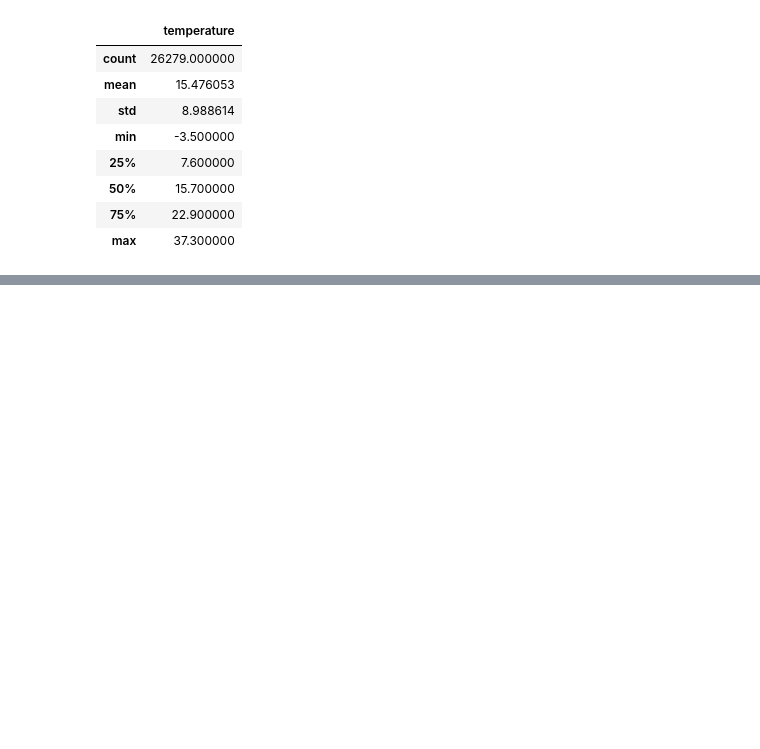
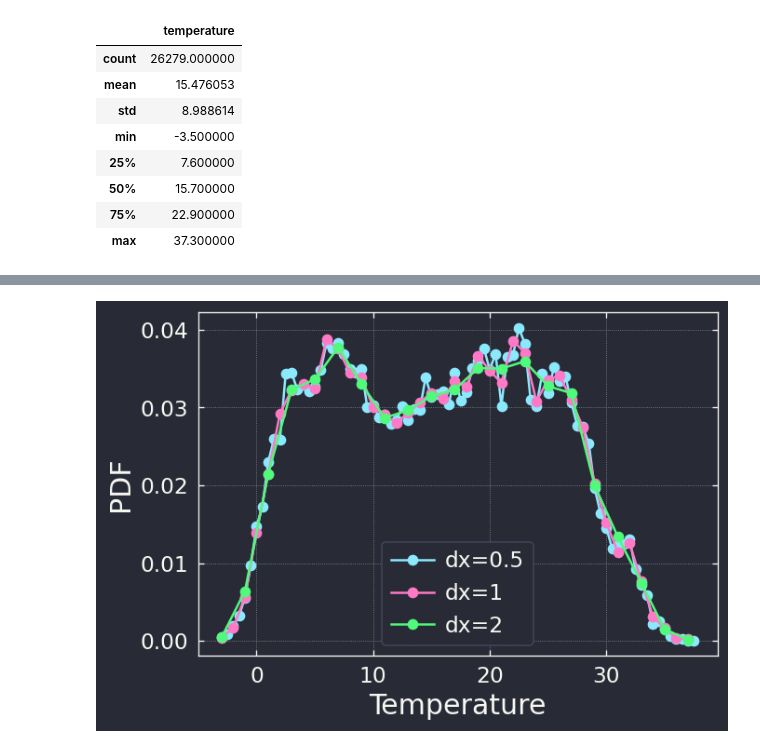
Before and after one commit to KeiNagayama/PRG2023, a Jupyter notebook: 03_PLOT/notebook/pdf.ipynb, the cells around one changed output, grey strips where cells are left out. Cells and saved outputs as stored; diff of their text form; code cells hidden in the pictures; blank space fills up the shorter version.

```diff
--- a/03_PLOT/notebook/pdf.ipynb
+++ b/03_PLOT/notebook/pdf.ipynb
@@ -45 +45,42 @@ data.describe()
+# %%
+def calc_pdf(xs, dx=1):
+    # xs: データの１次元配列
+    # dx: bin幅
+
+    xmin = int(min(xs)) - dx/2  # binの中央値を整数にするための調整
+    nbin = int((max(xs) - xmin) / dx) + 1  # binの数
+    counter = {index: 0 for index in range(nbin)}
+
+    for x in xs:
+        index = int((x-xmin) / dx)
+        counter[index] += 1
+
+    pdf = dict()
+    N = len(xs) * dx # 規格化定数
+    for index, count in counter.items():
+        xbin = xmin + (index+0.5) * dx
+        pdf[xbin] = count / N
+
+    return pdf
+
+
+def draw_pdf(pdf, label=None, kind='line'):
+    x = pdf.keys()
+    p = pdf.values()
+
+    if kind == 'line':
+        plt.plot(x, p, marker='o', label=label)
+    if kind == 'bar':
+        plt.bar(x, p, label=label, zorder=2)
+
+    plt.xlabel('Temperature')
+    plt.ylabel('PDF')
+    plt.legend()
+
+
+for dx in [0.5, 1, 2]:
+    pdf = calc_pdf(data['temperature'], dx=dx)
+    draw_pdf(pdf, label=f'dx={dx}')
+# %% [output]
+[figure, added]
 # %% [markdown]
```
Also changed, not shown: parts of 19 cells of this notebook, 2 other files.
